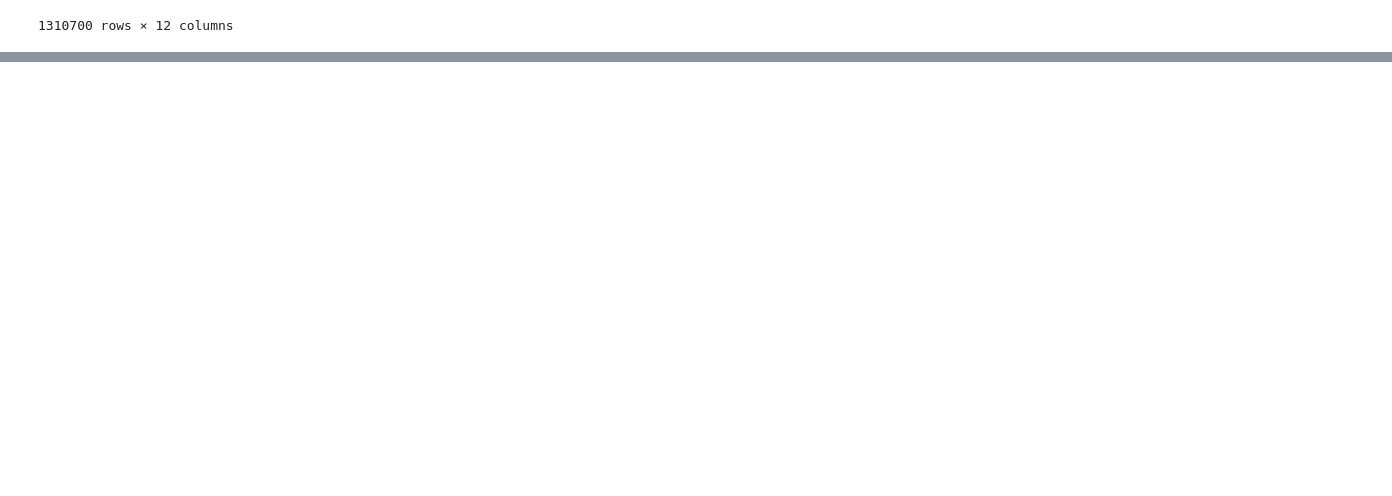
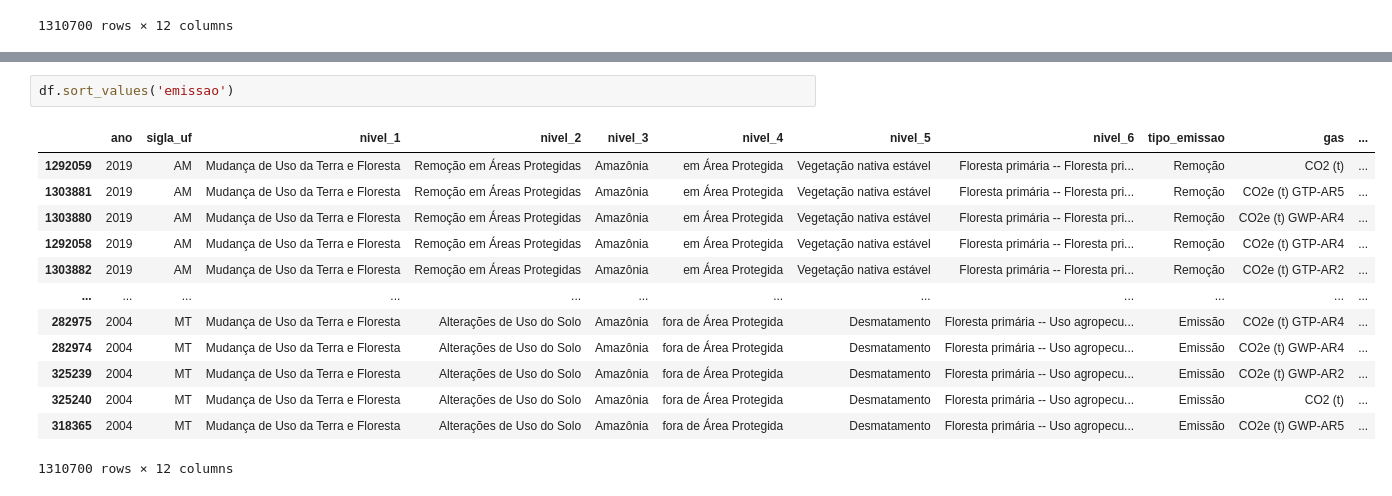
Before and after one commit to eduardochaves1/efeito-estufa-brasil, a Jupyter notebook: notebooks/eda.ipynb, the cells around one changed output, grey strips where cells are left out. Saved outputs shown, nothing was run; the diff lists cells and outputs as text; blank space fills up the shorter version.

```diff
--- a/notebooks/eda.ipynb
+++ b/notebooks/eda.ipynb
@@ -26,0 +31,16 @@ df
+# %%
+df.sort_values('emissao')
+# %% [output]
+|  | ano | sigla_uf | nivel_1 | nivel_2 | nivel_3 | nivel_4 | nivel_5 | nivel_6 | tipo_emissao | gas | ... |
+| 1292059 | 2019 | AM | Mudança de Uso da Terra e Floresta | Remoção em Áreas Protegidas | Amazônia | em Área Protegida | Vegetação nativa estável | Floresta primária -- Floresta pri... | Remoção | CO2 (t) | ... |
+| 1303881 | 2019 | AM | Mudança de Uso da Terra e Floresta | Remoção em Áreas Protegidas | Amazônia | em Área Protegida | Vegetação nativa estável | Floresta primária -- Floresta pri... | Remoção | CO2e (t) GTP-AR5 | ... |
+| 1303880 | 2019 | AM | Mudança de Uso da Terra e Floresta | Remoção em Áreas Protegidas | Amazônia | em Área Protegida | Vegetação nativa estável | Floresta primária -- Floresta pri... | Remoção | CO2e (t) GWP-AR4 | ... |
+| 1292058 | 2019 | AM | Mudança de Uso da Terra e Floresta | Remoção em Áreas Protegidas | Amazônia | em Área Protegida | Vegetação nativa estável | Floresta primária -- Floresta pri... | Remoção | CO2e (t) GTP-AR4 | ... |
+| 1303882 | 2019 | AM | Mudança de Uso da Terra e Floresta | Remoção em Áreas Protegidas | Amazônia | em Área Protegida | Vegetação nativa estável | Floresta primária -- Floresta pri... | Remoção | CO2e (t) GTP-AR2 | ... |
+| ... | ... | ... | ... | ... | ... | ... | ... | ... | ... | ... | ... |
+| 282975 | 2004 | MT | Mudança de Uso da Terra e Floresta | Alterações de Uso do Solo | Amazônia | fora de Área Protegida | Desmatamento | Floresta primária -- Uso agropecu... | Emissão | CO2e (t) GTP-AR4 | ... |
+| 282974 | 2004 | MT | Mudança de Uso da Terra e Floresta | Alterações de Uso do Solo | Amazônia | fora de Área Protegida | Desmatamento | Floresta primária -- Uso agropecu... | Emissão | CO2e (t) GWP-AR4 | ... |
+| 325239 | 2004 | MT | Mudança de Uso da Terra e Floresta | Alterações de Uso do Solo | Amazônia | fora de Área Protegida | Desmatamento | Floresta primária -- Uso agropecu... | Emissão | CO2e (t) GWP-AR2 | ... |
+| 325240 | 2004 | MT | Mudança de Uso da Terra e Floresta | Alterações de Uso do Solo | Amazônia | fora de Área Protegida | Desmatamento | Floresta primária -- Uso agropecu... | Emissão | CO2 (t) | ... |
+| 318365 | 2004 | MT | Mudança de Uso da Terra e Floresta | Alterações de Uso do Solo | Amazônia | fora de Área Protegida | Desmatamento | Floresta primária -- Uso agropecu... | Emissão | CO2e (t) GWP-AR5 | ... |
+1310700 rows × 12 columns
```
Also changed, not shown: parts of 2 cells of this notebook.
